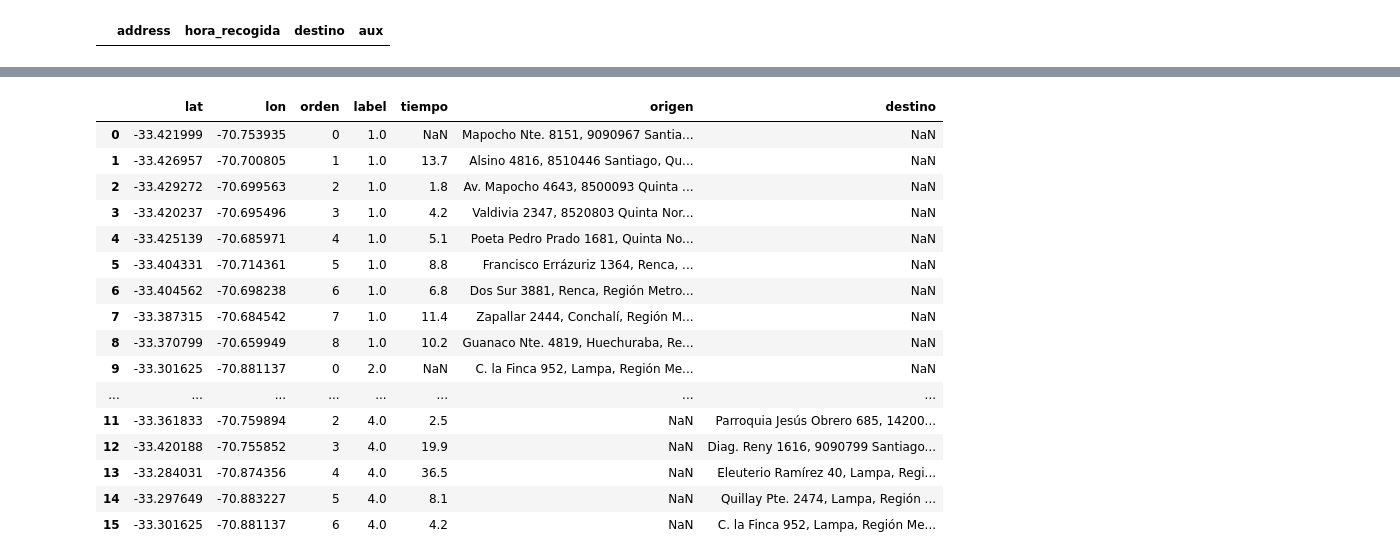
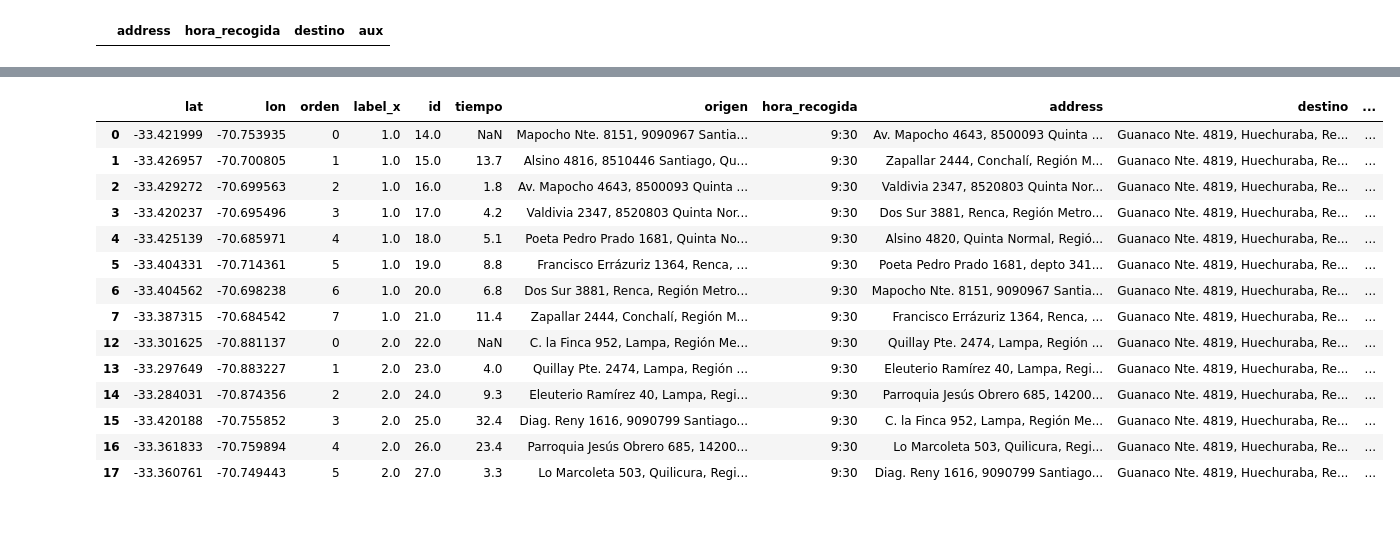
Before and after one commit to martinnnsss/best-route, a Jupyter notebook: routes_v3.ipynb, the cells around one changed output, grey strips where cells are left out. Drawn from its saved outputs; the diff is of its cells as text; code cells hidden in the pictures; blank space fills up the shorter version.

```diff
--- a/routes_v3.ipynb
+++ b/routes_v3.ipynb
@@ -204,7 +224,7 @@ for name, group in false_grouped:
 # %%
 #paso 1.1.2 (distintos origenes -> un destino; agregar destino de la ruta)
 
-false_df=false_df[['hora_recogida','address','destino','label']]
+false_df=false_df[['hora_recogida','address','destino','label','id']]
 false_df=false_df.sort_values(by=['label'])
 
 grouped= false_df.groupby(['destino','label'])
@@ -270,6 +290,7 @@ for grupo, data in grupos:
     orden_df = pd.DataFrame(orden_ubicaciones, columns=['lat', 'lon'])
     orden_df['orden'] = range(len(orden_df))
     orden_df['label'] = grupo
+    orden_df['id']=data['id']
 
     # Agregar el dataframe con el orden de las ubicaciones a la lista de dataframes
     orden_dfs.append(orden_df)
@@ -358,7 +379,7 @@ for name, group in true_grouped:
 # %%
 #paso 1.2.2 (un origen-> distintos destinos ; agregar origen en la ruta)
 
-true_df=true_df[['hora_recogida','address','destino','label']]
+true_df=true_df[['hora_recogida','address','destino','label','id']]
 true_df=true_df.sort_values(by=['label'])
 
 grouped= true_df.groupby(['address','label'])
@@ -462,28 +504,47 @@ true_orden_dfs['destino'] = true_orden_dfs.apply(lambda row: reverse_geocode(row
 # %%
 # paso 2 concatenar ambos dfs (true_ordeb_dfs y false_orden_dfs)
+
+unordered_df=pd.concat([false_df,true_df])
+
+
+test_false=pd.merge(false_orden_dfs,unordered_df,on='id',how='left')
+
+
+
 true_orden_dfs['label']=true_orden_dfs['label']+len(false_orden_dfs['label'].unique())
-df=pd.concat([false_orden_dfs,true_orden_dfs])
 
-#df=df[['hora_recogida','address','destino','label']]
-df
+
+
+
+
+#df=pd.concat([false_orden_dfs,true_orden_dfs])
+#df['address']=df['origen']
+
+#df.drop(columns='origen',inplace=True)
+
+#true_df['label']=true_df['label'] + len(false_df['label'].unique())
+#unordered_df=pd.concat([false_df,true_df])
+#hacer un merge (left df nuevo)
-# %% [output]
-|  | lat | lon | orden | label | tiempo | origen | destino |
-| 0 | -33.421999 | -70.753935 | 0 | 1.0 | NaN | Mapocho Nte. 8151, 9090967 Santia... | NaN |
-| 1 | -33.426957 | -70.700805 | 1 | 1.0 | 13.7 | Alsino 4816, 8510446 Santiago, Qu... | NaN |
-| 2 | -33.429272 | -70.699563 | 2 | 1.0 | 1.8 | Av. Mapocho 4643, 8500093 Quinta ... | NaN |
-| 3 | -33.420237 | -70.695496 | 3 | 1.0 | 4.2 | Valdivia 2347, 8520803 Quinta Nor... | NaN |
-| 4 | -33.425139 | -70.685971 | 4 | 1.0 | 5.1 | Poeta Pedro Prado 1681, Quinta No... | NaN |
-| 5 | -33.404331 | -70.714361 | 5 | 1.0 | 8.8 | Francisco Errázuriz 1364, Renca, ... | NaN |
-| 6 | -33.404562 | -70.698238 | 6 | 1.0 | 6.8 | Dos Sur 3881, Renca, Región Metro... | NaN |
-| 7 | -33.387315 | -70.684542 | 7 | 1.0 | 11.4 | Zapallar 2444, Conchalí, Región M... | NaN |
-| 8 | -33.370799 | -70.659949 | 8 | 1.0 | 10.2 | Guanaco Nte. 4819, Huechuraba, Re... | NaN |
-| 9 | -33.301625 | -70.881137 | 0 | 2.0 | NaN | C. la Finca 952, Lampa, Región Me... | NaN |
-| ... | ... | ... | ... | ... | ... | ... | ... |
-| 11 | -33.361833 | -70.759894 | 2 | 4.0 | 2.5 | NaN | Parroquia Jesús Obrero 685, 14200... |
-| 12 | -33.420188 | -70.755852 | 3 | 4.0 | 19.9 | NaN | Diag. Reny 1616, 9090799 Santiago... |
-| 13 | -33.284031 | -70.874356 | 4 | 4.0 | 36.5 | NaN | Eleuterio Ramírez 40, Lampa, Regi... |
-| 14 | -33.297649 | -70.883227 | 5 | 4.0 | 8.1 | NaN | Quillay Pte. 2474, Lampa, Región ... |
-| 15 | -33.301625 | -70.881137 | 6 | 4.0 | 4.2 | NaN | C. la Finca 952, Lampa, Región Me... |
+# %%
+test_false=test_false.dropna(subset=['id'])
+#verficar que el address y el destino sea el correcto!!!!
+test_false
+# %% [output]
+|  | lat | lon | orden | label_x | id | tiempo | origen | hora_recogida | address | destino | ... |
+| 0 | -33.421999 | -70.753935 | 0 | 1.0 | 14.0 | NaN | Mapocho Nte. 8151, 9090967 Santia... | 9:30 | Av. Mapocho 4643, 8500093 Quinta ... | Guanaco Nte. 4819, Huechuraba, Re... | ... |
+| 1 | -33.426957 | -70.700805 | 1 | 1.0 | 15.0 | 13.7 | Alsino 4816, 8510446 Santiago, Qu... | 9:30 | Zapallar 2444, Conchalí, Región M... | Guanaco Nte. 4819, Huechuraba, Re... | ... |
+| 2 | -33.429272 | -70.699563 | 2 | 1.0 | 16.0 | 1.8 | Av. Mapocho 4643, 8500093 Quinta ... | 9:30 | Valdivia 2347, 8520803 Quinta Nor... | Guanaco Nte. 4819, Huechuraba, Re... | ... |
+| 3 | -33.420237 | -70.695496 | 3 | 1.0 | 17.0 | 4.2 | Valdivia 2347, 8520803 Quinta Nor... | 9:30 | Dos Sur 3881, Renca, Región Metro... | Guanaco Nte. 4819, Huechuraba, Re... | ... |
+| 4 | -33.425139 | -70.685971 | 4 | 1.0 | 18.0 | 5.1 | Poeta Pedro Prado 1681, Quinta No... | 9:30 | Alsino 4820, Quinta Normal, Regió... | Guanaco Nte. 4819, Huechuraba, Re... | ... |
+| 5 | -33.404331 | -70.714361 | 5 | 1.0 | 19.0 | 8.8 | Francisco Errázuriz 1364, Renca, ... | 9:30 | Poeta Pedro Prado 1681, depto 341... | Guanaco Nte. 4819, Huechuraba, Re... | ... |
+| 6 | -33.404562 | -70.698238 | 6 | 1.0 | 20.0 | 6.8 | Dos Sur 3881, Renca, Región Metro... | 9:30 | Mapocho Nte. 8151, 9090967 Santia... | Guanaco Nte. 4819, Huechuraba, Re... | ... |
+| 7 | -33.387315 | -70.684542 | 7 | 1.0 | 21.0 | 11.4 | Zapallar 2444, Conchalí, Región M... | 9:30 | Francisco Errázuriz 1364, Renca, ... | Guanaco Nte. 4819, Huechuraba, Re... | ... |
+| 12 | -33.301625 | -70.881137 | 0 | 2.0 | 22.0 | NaN | C. la Finca 952, Lampa, Región Me... | 9:30 | Quillay Pte. 2474, Lampa, Región ... | Guanaco Nte. 4819, Huechuraba, Re... | ... |
+| 13 | -33.297649 | -70.883227 | 1 | 2.0 | 23.0 | 4.0 | Quillay Pte. 2474, Lampa, Región ... | 9:30 | Eleuterio Ramírez 40, Lampa, Regi... | Guanaco Nte. 4819, Huechuraba, Re... | ... |
+| 14 | -33.284031 | -70.874356 | 2 | 2.0 | 24.0 | 9.3 | Eleuterio Ramírez 40, Lampa, Regi... | 9:30 | Parroquia Jesús Obrero 685, 14200... | Guanaco Nte. 4819, Huechuraba, Re... | ... |
+| 15 | -33.420188 | -70.755852 | 3 | 2.0 | 25.0 | 32.4 | Diag. Reny 1616, 9090799 Santiago... | 9:30 | C. la Finca 952, Lampa, Región Me... | Guanaco Nte. 4819, Huechuraba, Re... | ... |
+| 16 | -33.361833 | -70.759894 | 4 | 2.0 | 26.0 | 23.4 | Parroquia Jesús Obrero 685, 14200... | 9:30 | Lo Marcoleta 503, Quilicura, Regi... | Guanaco Nte. 4819, Huechuraba, Re... | ... |
+| 17 | -33.360761 | -70.749443 | 5 | 2.0 | 27.0 | 3.3 | Lo Marcoleta 503, Quilicura, Regi... | 9:30 | Diag. Reny 1616, 9090799 Santiago... | Guanaco Nte. 4819, Huechuraba, Re... | ... |
 # %%
 #final.sort_values(by=['label','orden']).reset_index(drop=True)
 # %%
```
Also changed, not shown: parts of 6 cells of this notebook.
